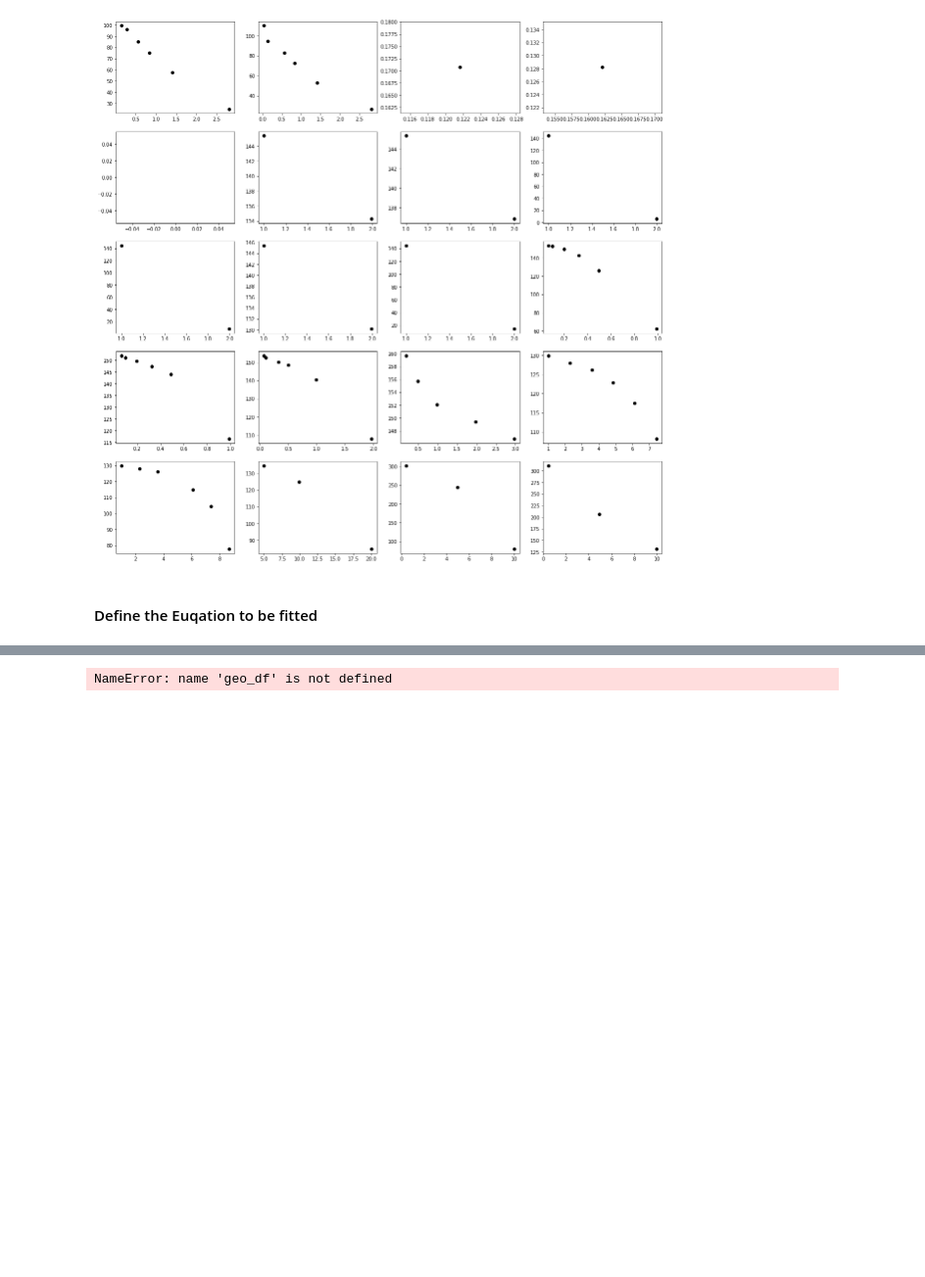
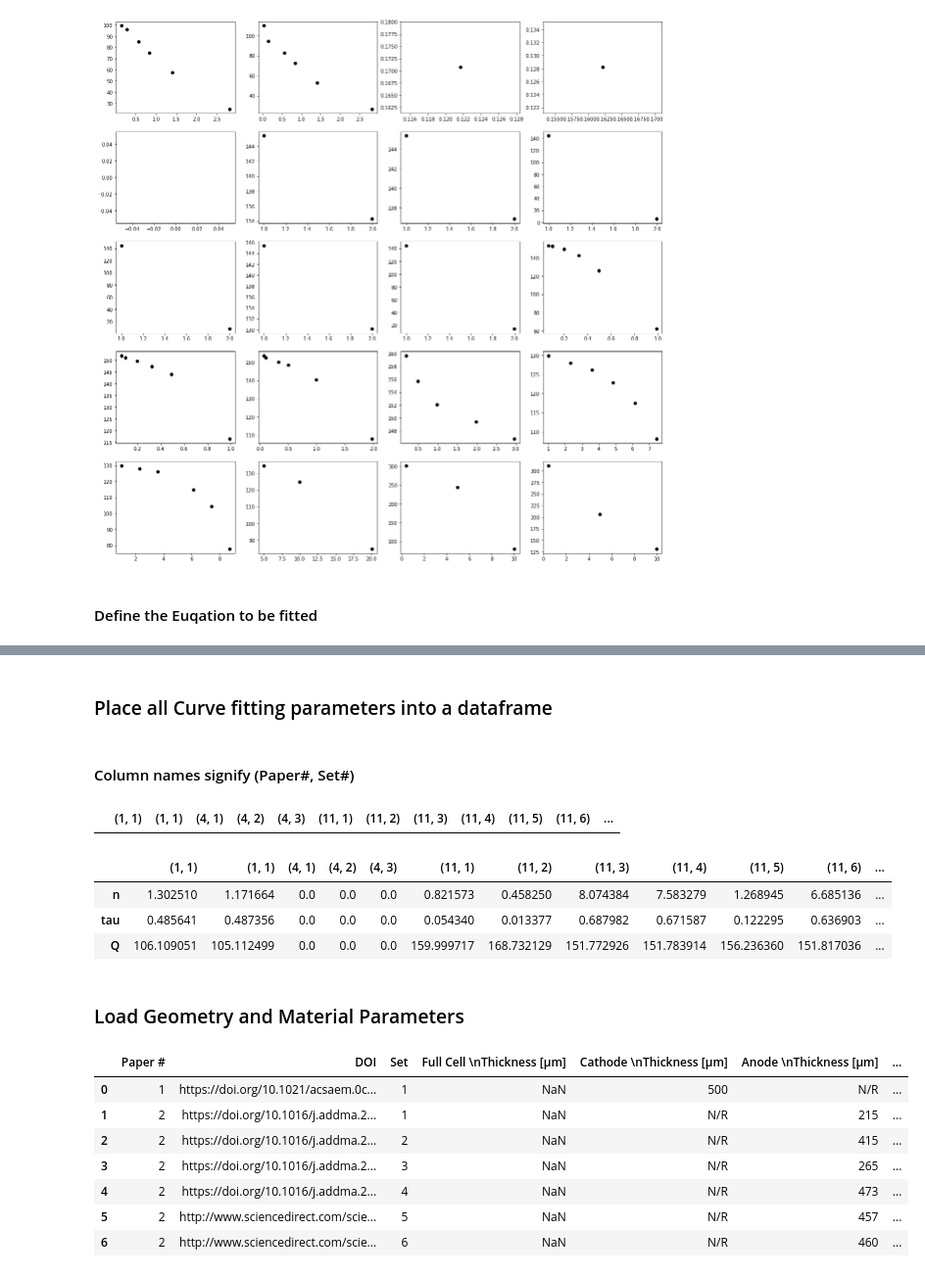
Before and after one commit to BatteryDesign/BatteryRateCap, a Jupyter notebook: Rate_Capacity_Fit.ipynb, the cells around one changed output, grey strips where cells are left out. Shown at 98% size. Saved outputs shown, nothing was run; the diff lists cells and outputs as text; code cells hidden in the pictures; blank space fills up the shorter version.

```diff
--- a/Rate_Capacity_Fit.ipynb
+++ b/Rate_Capacity_Fit.ipynb
@@ -219,0 +216,2 @@ ax[1].set_ylabel('number of cases')
+# %% [markdown]
+### Place all Curve fitting parameters into a dataframe
@@ -220,8 +230,41 @@ ax[1].set_ylabel('number of cases')
+# %% [markdown]
+#### Column names signify (Paper#, Set#)
+# %%
+par_df = pd.DataFrame(columns=col_name)
+par_df
+# %% [output]
+|  | (1, 1) | (1, 1) | (4, 1) | (4, 2) | (4, 3) | (11, 1) | (11, 2) | (11, 3) | (11, 4) | (11, 5) | (11, 6) | ... |
+# %%
+# Append n values
+row_n = pd.Series(list_of_n, index=par_df.columns, name='n')
+par_df =par_df.append(row_n,ignore_index=False)
+# Append tau values
+row_t = pd.Series(list_of_t, index=par_df.columns, name='tau')
+par_df =par_df.append(row_t,ignore_index=False)
+# Append Q values
+row_Q = pd.Series(list_of_Q, index=par_df.columns, name='Q')
+par_df =par_df.append(row_Q,ignore_index=False)
+
+par_df
+# %% [output]
+|  | (1, 1) | (1, 1) | (4, 1) | (4, 2) | (4, 3) | (11, 1) | (11, 2) | (11, 3) | (11, 4) | (11, 5) | (11, 6) | ... |
+| n | 1.302510 | 1.171664 | 0.0 | 0.0 | 0.0 | 0.821573 | 0.458250 | 8.074384 | 7.583279 | 1.268945 | 6.685136 | ... |
+| tau | 0.485641 | 0.487356 | 0.0 | 0.0 | 0.0 | 0.054340 | 0.013377 | 0.687982 | 0.671587 | 0.122295 | 0.636903 | ... |
+| Q | 106.109051 | 105.112499 | 0.0 | 0.0 | 0.0 | 159.999717 | 168.732129 | 151.772926 | 151.783914 | 156.236360 | 151.817036 | ... |
+# %% [markdown]
+### Load Geometry and Material Parameters
 # %%
 geo_df= pd.read_excel('3D_Battery_Parameter_Log.xls', sheet_name='GeometryParameters')
 # %%
-geo_df
+geo_df.head(7)
 # %% [output]
-NameError: name 'geo_df' is not defined
+|  | Paper # | DOI | Set | Full Cell \nThickness [µm] | Cathode \nThickness [µm] | Anode \nThickness [µm] | ... |
+| 0 | 1 | https://doi.org/10.1021/acsaem.0c... | 1 | NaN | 500 | N/R | ... |
+| 1 | 2 | https://doi.org/10.1016/j.addma.2... | 1 | NaN | N/R | 215 | ... |
+| 2 | 2 | https://doi.org/10.1016/j.addma.2... | 2 | NaN | N/R | 415 | ... |
+| 3 | 2 | https://doi.org/10.1016/j.addma.2... | 3 | NaN | N/R | 265 | ... |
+| 4 | 2 | https://doi.org/10.1016/j.addma.2... | 4 | NaN | N/R | 473 | ... |
+| 5 | 2 | http://www.sciencedirect.com/scie... | 5 | NaN | N/R | 457 | ... |
+| 6 | 2 | http://www.sciencedirect.com/scie... | 6 | NaN | N/R | 460 | ... |
 # %%
 thickness_df = geo_df[['Paper #','Set','Cathode \nThickness [µm]','Anode \nThickness [µm] ']]
```
Also changed, not shown: parts of 17 cells of this notebook.
